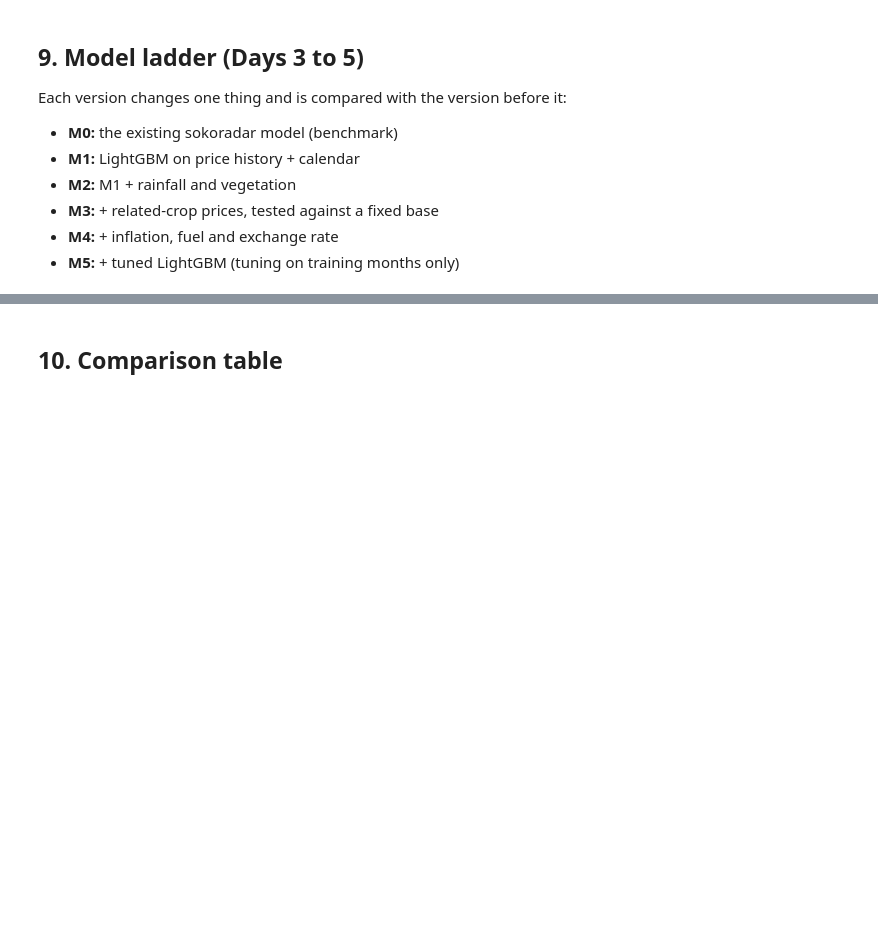
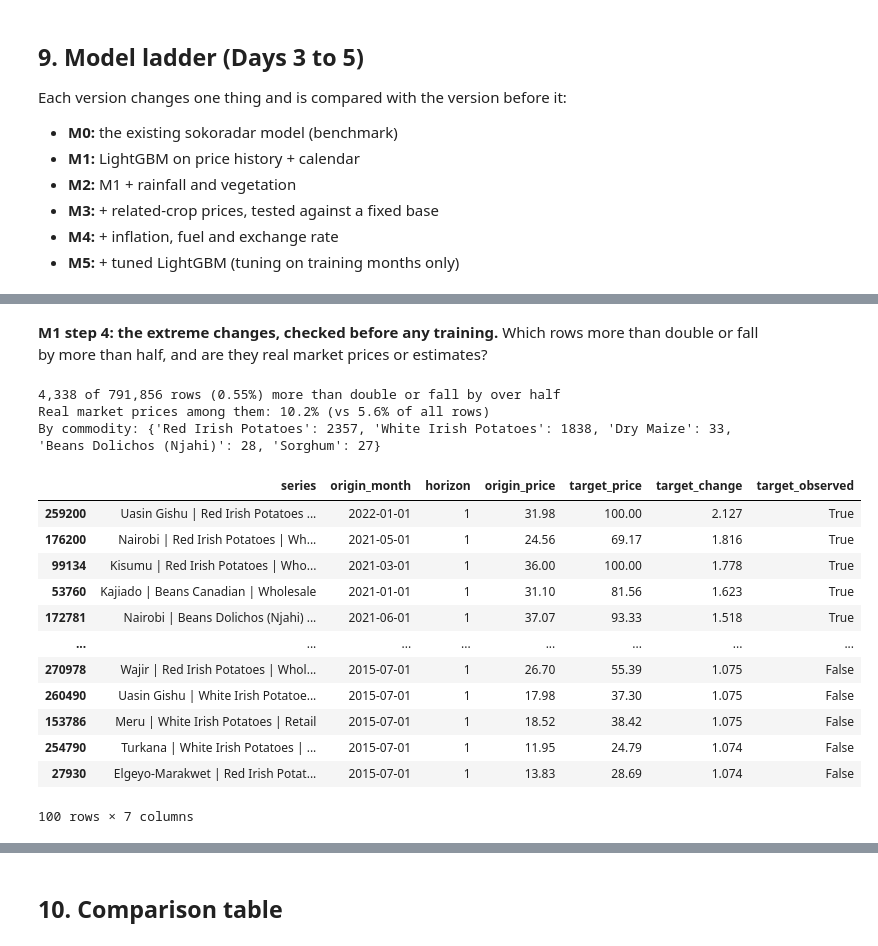
Before and after one commit to samerickwaks/sokoradar, a Jupyter notebook: notebooks/modelling/02_model_build.ipynb, the cells around one changed output, grey strips where cells are left out. Cells and saved outputs as stored; diff of their text form; code cells hidden in the pictures; blank space fills up the shorter version.

```diff
--- a/notebooks/modelling/02_model_build.ipynb
+++ b/notebooks/modelling/02_model_build.ipynb
@@ -605,0 +664,10 @@ Each version changes one thing and is compared with the version before it:
+# %%
+# M1 step 2: make the target the price change from the origin month, then check it converts back to the price
+assert (targets["origin_price"] > 0).all(), "Some origin prices are zero or negative"
+targets["target_change"] = targets["target_price"] / targets["origin_price"] - 1
+
+rebuilt = targets["origin_price"] * (1 + targets["target_change"])
+assert np.allclose(rebuilt, targets["target_price"]), "The change does not convert back to the price"
+print("Every change converts back to the real price")
+
+targets.groupby("horizon")["target_change"].describe(percentiles=[0.1, 0.5, 0.9]).round(3)
@@ -605,0 +736,28 @@ Each version changes one thing and is compared with the version before it:
+# %% [markdown]
+**M1 step 4: the extreme changes, checked before any training.** Which rows more than double or fall by more than half, and are they real market prices or estimates?
+# %%
+# M1 step 4: the biggest price changes, and whether they are real market prices or estimates
+extreme = targets[(targets["target_change"] > 1) | (targets["target_change"] < -0.5)]
+print(f"{len(extreme):,} of {len(targets):,} rows ({len(extreme) / len(targets):.2%}) more than double or fall by over half")
+print(f"Real market prices among them: {extreme['target_observed'].mean():.1%} (vs {targets['target_observed'].mean():.1%} of all rows)")
+print("By commodity:", extreme["commodity"].value_counts().head(5).to_dict())
+
+cols = ["series", "origin_month", "horizon", "origin_price", "target_price", "target_change", "target_observed"]
+extreme.query("horizon == 1").sort_values("target_change", key=abs, ascending=False)[cols].head(100).round({"origin_price": 2, "target_price": 2, "target_change": 3})
+# %% [output]
+4,338 of 791,856 rows (0.55%) more than double or fall by over half
+Real market prices among them: 10.2% (vs 5.6% of all rows)
+By commodity: {'Red Irish Potatoes': 2357, 'White Irish Potatoes': 1838, 'Dry Maize': 33, 'Beans Dolichos (Njahi)': 28, 'Sorghum': 27}
+|  | series | origin_month | horizon | origin_price | target_price | target_change | target_observed |
+| 259200 | Uasin Gishu | Red Irish Potatoes ... | 2022-01-01 | 1 | 31.98 | 100.00 | 2.127 | True |
+| 176200 | Nairobi | Red Irish Potatoes | Wh... | 2021-05-01 | 1 | 24.56 | 69.17 | 1.816 | True |
+| 99134 | Kisumu | Red Irish Potatoes | Who... | 2021-03-01 | 1 | 36.00 | 100.00 | 1.778 | True |
+| 53760 | Kajiado | Beans Canadian | Wholesale | 2021-01-01 | 1 | 31.10 | 81.56 | 1.623 | True |
+| 172781 | Nairobi | Beans Dolichos (Njahi) ... | 2021-06-01 | 1 | 37.07 | 93.33 | 1.518 | True |
+| ... | ... | ... | ... | ... | ... | ... | ... |
+| 270978 | Wajir | Red Irish Potatoes | Whol... | 2015-07-01 | 1 | 26.70 | 55.39 | 1.075 | False |
+| 260490 | Uasin Gishu | White Irish Potatoe... | 2015-07-01 | 1 | 17.98 | 37.30 | 1.075 | False |
+| 153786 | Meru | White Irish Potatoes | Retail | 2015-07-01 | 1 | 18.52 | 38.42 | 1.075 | False |
+| 254790 | Turkana | White Irish Potatoes | ... | 2015-07-01 | 1 | 11.95 | 24.79 | 1.074 | False |
+| 27930 | Elgeyo-Marakwet | Red Irish Potat... | 2015-07-01 | 1 | 13.83 | 28.69 | 1.074 | False |
+100 rows × 7 columns
```
Also changed, not shown: parts of 59 cells of this notebook.
